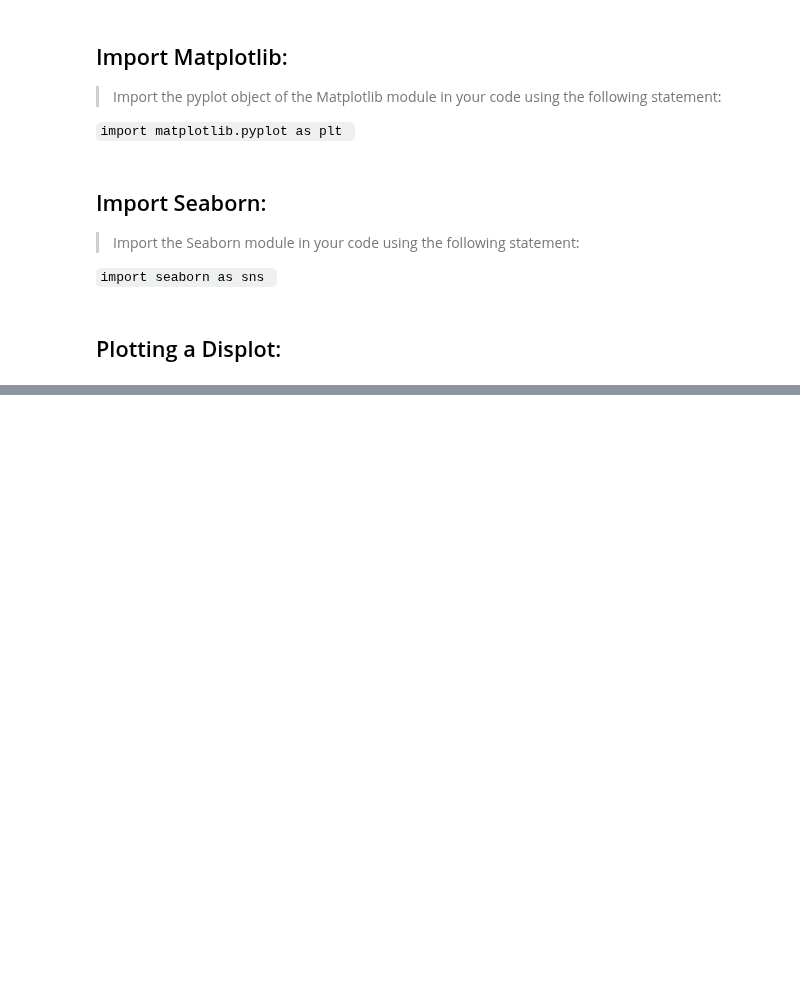
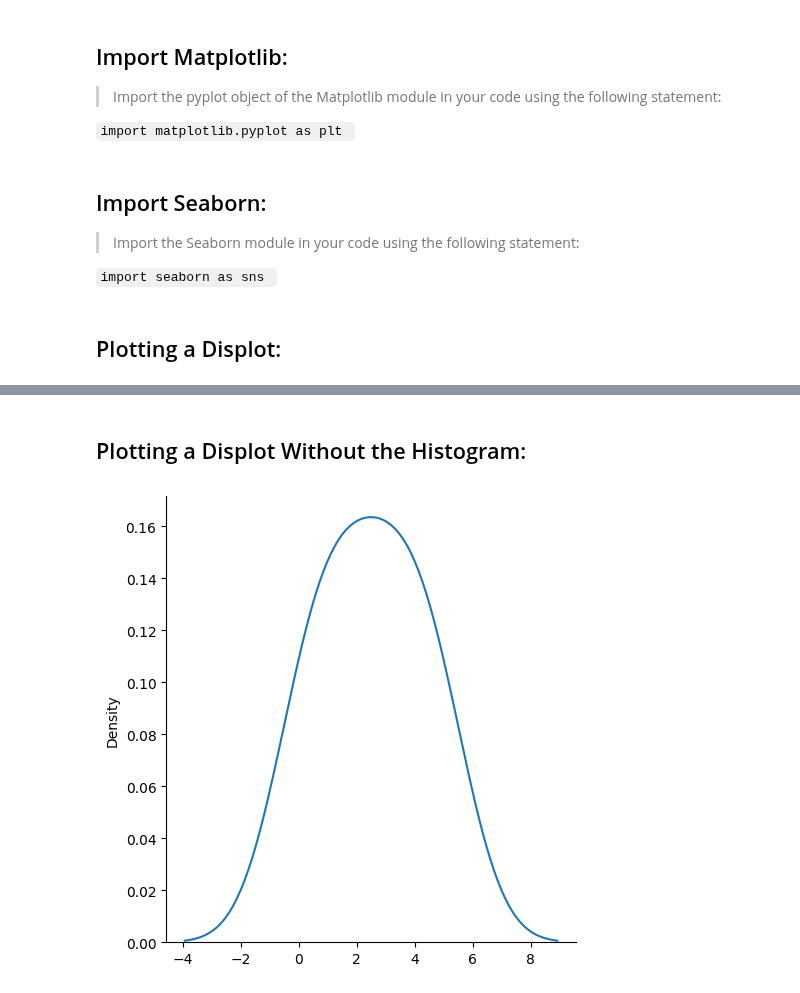
Before and after one commit to mahursh/NotesOnML, a Jupyter notebook: NumPy/NumPy_Learning.ipynb, the cells around one changed output, grey strips where cells are left out. Cells and saved outputs as stored; diff of their text form; code cells hidden in the pictures; blank space fills up the shorter version.

```diff
--- a/NumPy/NumPy_Learning.ipynb
+++ b/NumPy/NumPy_Learning.ipynb
@@ -2304,0 +2314,7 @@ Requirement already satisfied: six>=1.5 in /usr/local/lib/python3.12/dist-packag
+# %% [markdown]
+## Plotting a Displot Without the Histogram:
+# %%
+sns.displot([0, 1, 2, 3, 4, 5], kind="kde")
+plt.show()
+# %% [output]
+[figure, added]
```
Also changed, not shown: parts of 1 cell of this notebook.
